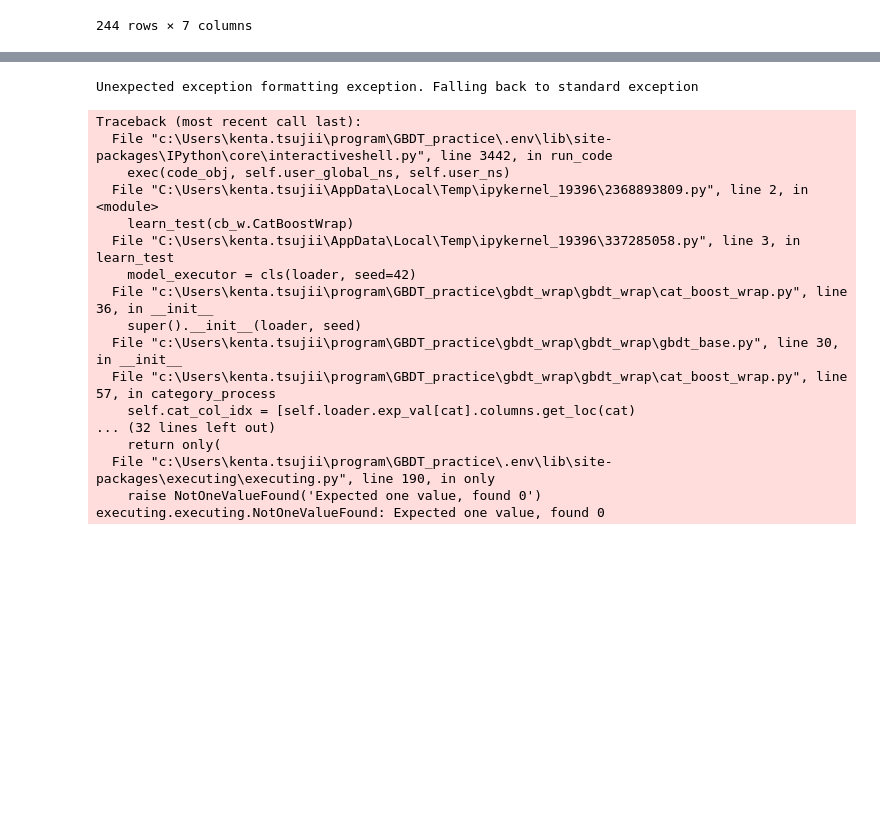
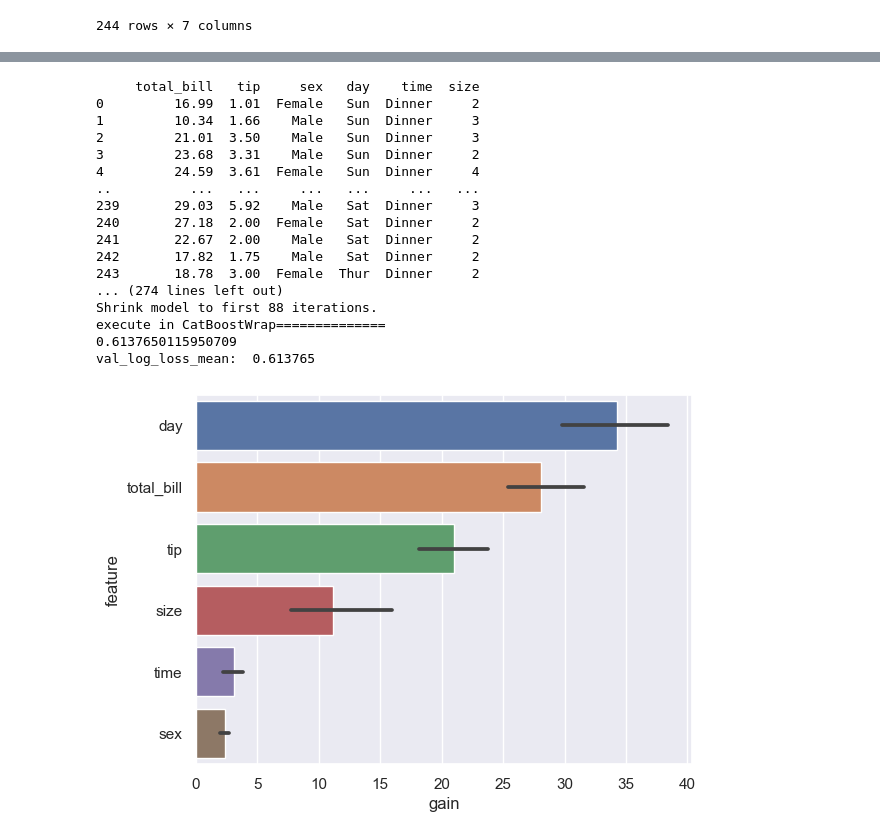
Before and after one commit to ds-tt-code/gbdt_practice, a Jupyter notebook: test.ipynb, the cells around one changed output, grey strips where cells are left out. Saved outputs shown, nothing was run; the diff lists cells and outputs as text; code cells hidden in the pictures; blank space fills up the shorter version.

Commit message:
change: data_loaderとdata_proessorに合わせてwarpクラスを変更

```diff
--- a/test.ipynb
+++ b/test.ipynb
@@ -111,22 +61,25 @@ val_log_loss_mean:  0.650258
-# %%
-import gbdt_wrap.gbdt_wrap.cat_boost_wrap as cb_w
-learn_test(cb_w.CatBoostWrap)
-# %% [output]
-Unexpected exception formatting exception. Falling back to standard exception
-Traceback (most recent call last):
-  File "c:\Users\kenta.tsujii\program\GBDT_practice\.env\lib\site-packages\IPython\core\interactiveshell.py", line 3442, in run_code
-    exec(code_obj, self.user_global_ns, self.user_ns)
-  File "C:\Users\kenta.tsujii\AppData\Local\Temp\ipykernel_19396\2368893809.py", line 2, in <module>
-    learn_test(cb_w.CatBoostWrap)
-  File "C:\Users\kenta.tsujii\AppData\Local\Temp\ipykernel_19396\337285058.py", line 3, in learn_test
-    model_executor = cls(loader, seed=42)
-  File "c:\Users\kenta.tsujii\program\GBDT_practice\gbdt_wrap\gbdt_wrap\cat_boost_wrap.py", line 36, in __init__
-    super().__init__(loader, seed)
-  File "c:\Users\kenta.tsujii\program\GBDT_practice\gbdt_wrap\gbdt_wrap\gbdt_base.py", line 30, in __init__
-  File "c:\Users\kenta.tsujii\program\GBDT_practice\gbdt_wrap\gbdt_wrap\cat_boost_wrap.py", line 57, in category_process
-    self.cat_col_idx = [self.loader.exp_val[cat].columns.get_loc(cat)
-... (32 lines left out)
-    return only(
-  File "c:\Users\kenta.tsujii\program\GBDT_practice\.env\lib\site-packages\executing\executing.py", line 190, in only
-    raise NotOneValueFound('Expected one value, found 0')
-executing.executing.NotOneValueFound: Expected one value, found 0
+# %%
+executor = GBDTExecutor()
+#executor.add_target(XGBoostWrap(loader))
+#executor.add_target(LightGBMWrap(loader))
+executor.add_target(CatBoostWrap(loader))
+executor.learn_all()
+# %% [output]
+     total_bill   tip     sex   day    time  size
+0         16.99  1.01  Female   Sun  Dinner     2
+1         10.34  1.66    Male   Sun  Dinner     3
+2         21.01  3.50    Male   Sun  Dinner     3
+3         23.68  3.31    Male   Sun  Dinner     2
+4         24.59  3.61  Female   Sun  Dinner     4
+..          ...   ...     ...   ...     ...   ...
+239       29.03  5.92    Male   Sat  Dinner     3
+240       27.18  2.00  Female   Sat  Dinner     2
+241       22.67  2.00    Male   Sat  Dinner     2
+242       17.82  1.75    Male   Sat  Dinner     2
+243       18.78  3.00  Female  Thur  Dinner     2
+... (274 lines left out)
+Shrink model to first 88 iterations.
+execute in CatBoostWrap==============
+0.6137650115950709
+val_log_loss_mean:  0.613765
+[figure, added]
```
Also changed, not shown: parts of 4 cells of this notebook, 5 other files.
